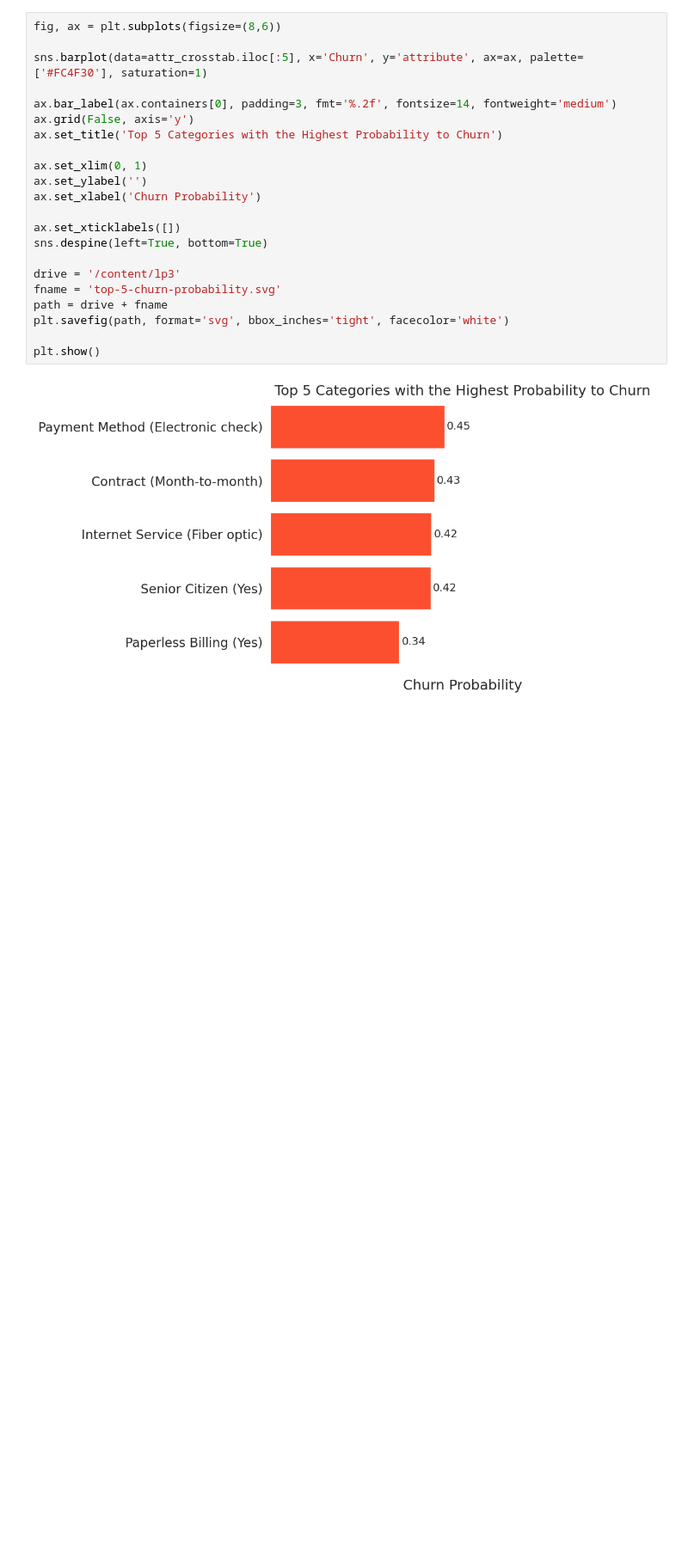
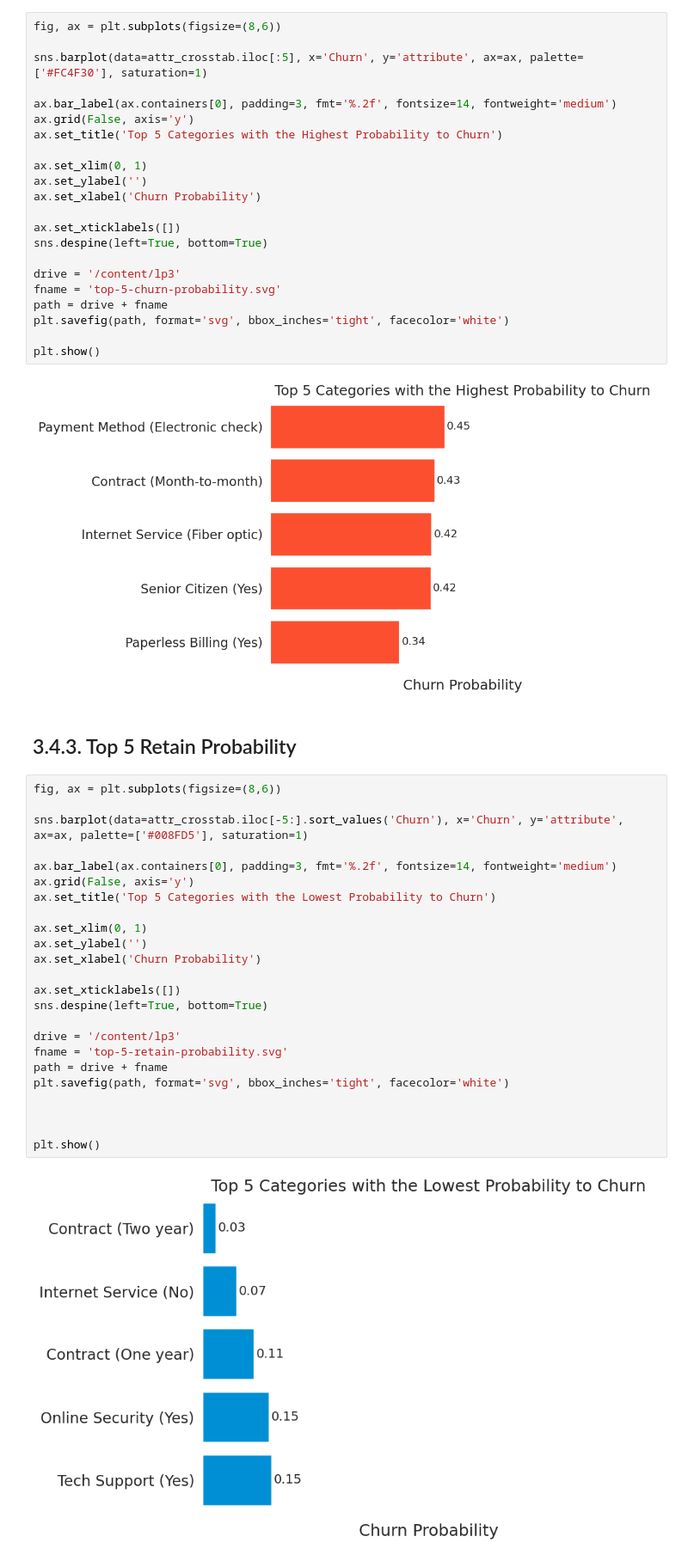
Before and after one commit to DeeeTeeee/AZUBISTORE, a Jupyter notebook: telcom.ipynb, the cells around one changed output. Shown at 86% size. Drawn from its saved outputs; the diff is of its cells as text; blank space fills up the shorter version.

```diff
--- a/telcom.ipynb
+++ b/telcom.ipynb
@@ -641,3 +644,31 @@ plt.savefig(path, format='svg', bbox_inches='tight', facecolor='white')
 plt.show()
 # %% [output]
 [figure]
+# %% [markdown]
+## 3.4.3. Top 5 Retain Probability
+# %%
+fig, ax = plt.subplots(figsize=(8,6))
+
+sns.barplot(data=attr_crosstab.iloc[-5:].sort_values('Churn'), x='Churn', y='attribute', ax=ax, palette=['#008FD5'], saturation=1)
+
+ax.bar_label(ax.containers[0], padding=3, fmt='%.2f', fontsize=14, fontweight='medium')
+ax.grid(False, axis='y')
+ax.set_title('Top 5 Categories with the Lowest Probability to Churn')
+
+ax.set_xlim(0, 1)
+ax.set_ylabel('')
+ax.set_xlabel('Churn Probability')
+
+ax.set_xticklabels([])
+sns.despine(left=True, bottom=True)
+
+drive = '/content/lp3'
+fname = 'top-5-retain-probability.svg'
+path = drive + fname
+plt.savefig(path, format='svg', bbox_inches='tight', facecolor='white')
+
+
+
+plt.show()
+# %% [output]
+[figure, added]
```
Also changed, not shown: parts of 79 cells of this notebook.
